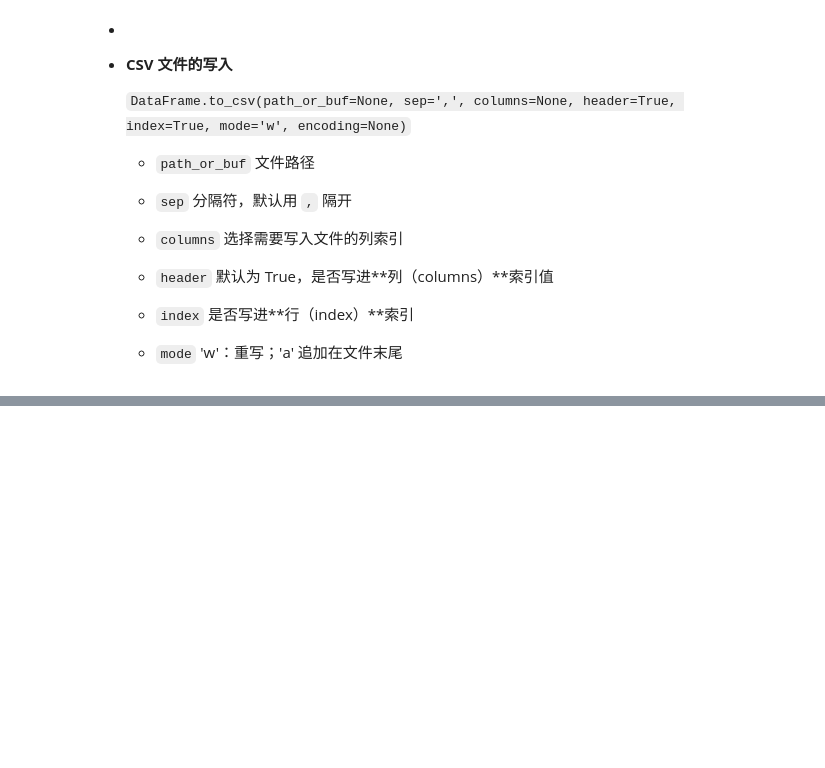
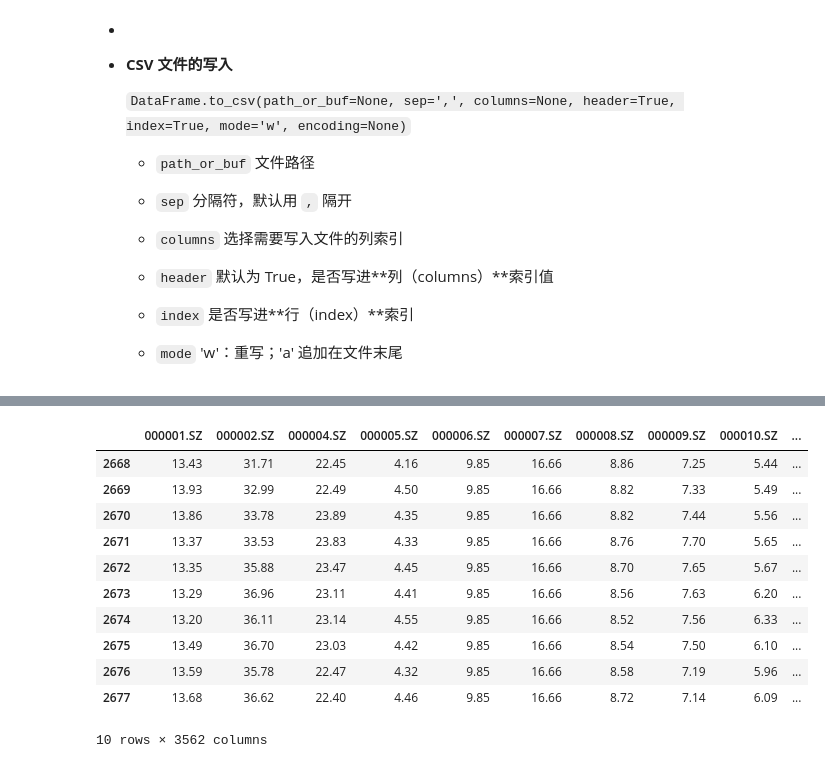
Before and after one commit to NekoSilverFox/Data-Mining, a Jupyter notebook: 003 - Pandas/Pandas.ipynb, the cells around one changed output, grey strips where cells are left out. Cells and saved outputs as stored; diff of their text form; code cells hidden in the pictures; blank space fills up the shorter version.

```diff
--- a/003 - Pandas/Pandas.ipynb
+++ b/003 - Pandas/Pandas.ipynb
@@ -923,0 +957,4 @@ data[:10].to_csv('./data/test/test.csv', columns=['open'], index=False)
+# %%
+# 读取
+data = pd.read_hdf('./data/stock_day/hdf5/day_high.h5')
+data.head()
@@ -923,0 +972,16 @@ data[:10].to_csv('./data/test/test.csv', columns=['open'], index=False)
+# %%
+# 后 10 行
+data[-10:]
+# %% [output]
+|  | 000001.SZ | 000002.SZ | 000004.SZ | 000005.SZ | 000006.SZ | 000007.SZ | 000008.SZ | 000009.SZ | 000010.SZ | ... |
+| 2668 | 13.43 | 31.71 | 22.45 | 4.16 | 9.85 | 16.66 | 8.86 | 7.25 | 5.44 | ... |
+| 2669 | 13.93 | 32.99 | 22.49 | 4.50 | 9.85 | 16.66 | 8.82 | 7.33 | 5.49 | ... |
+| 2670 | 13.86 | 33.78 | 23.89 | 4.35 | 9.85 | 16.66 | 8.82 | 7.44 | 5.56 | ... |
+| 2671 | 13.37 | 33.53 | 23.83 | 4.33 | 9.85 | 16.66 | 8.76 | 7.70 | 5.65 | ... |
+| 2672 | 13.35 | 35.88 | 23.47 | 4.45 | 9.85 | 16.66 | 8.70 | 7.65 | 5.67 | ... |
+| 2673 | 13.29 | 36.96 | 23.11 | 4.41 | 9.85 | 16.66 | 8.56 | 7.63 | 6.20 | ... |
+| 2674 | 13.20 | 36.11 | 23.14 | 4.55 | 9.85 | 16.66 | 8.52 | 7.56 | 6.33 | ... |
+| 2675 | 13.49 | 36.70 | 23.03 | 4.42 | 9.85 | 16.66 | 8.54 | 7.50 | 6.10 | ... |
+| 2676 | 13.59 | 35.78 | 22.47 | 4.32 | 9.85 | 16.66 | 8.58 | 7.19 | 5.96 | ... |
+| 2677 | 13.68 | 36.62 | 22.40 | 4.46 | 9.85 | 16.66 | 8.72 | 7.14 | 6.09 | ... |
+10 rows × 3562 columns
```
Also changed, not shown: parts of 5 cells of this notebook, 3 other files.
